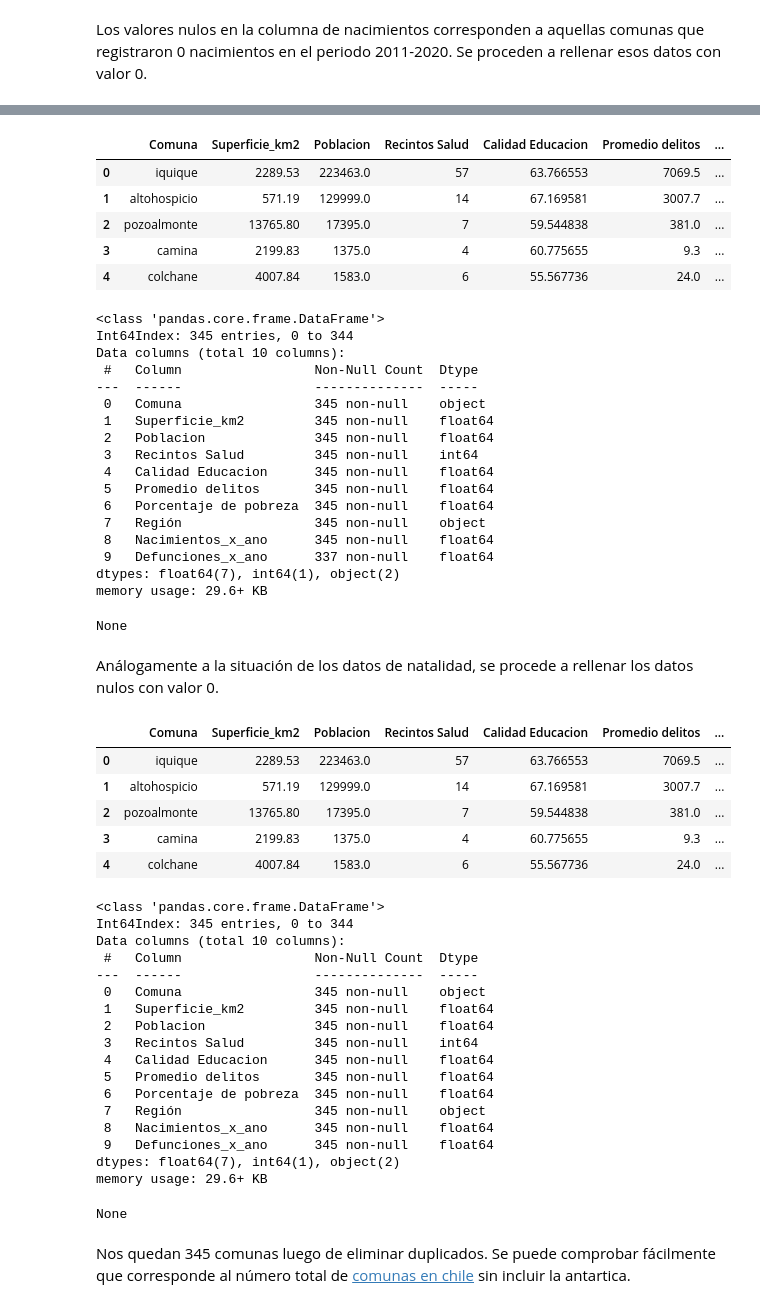
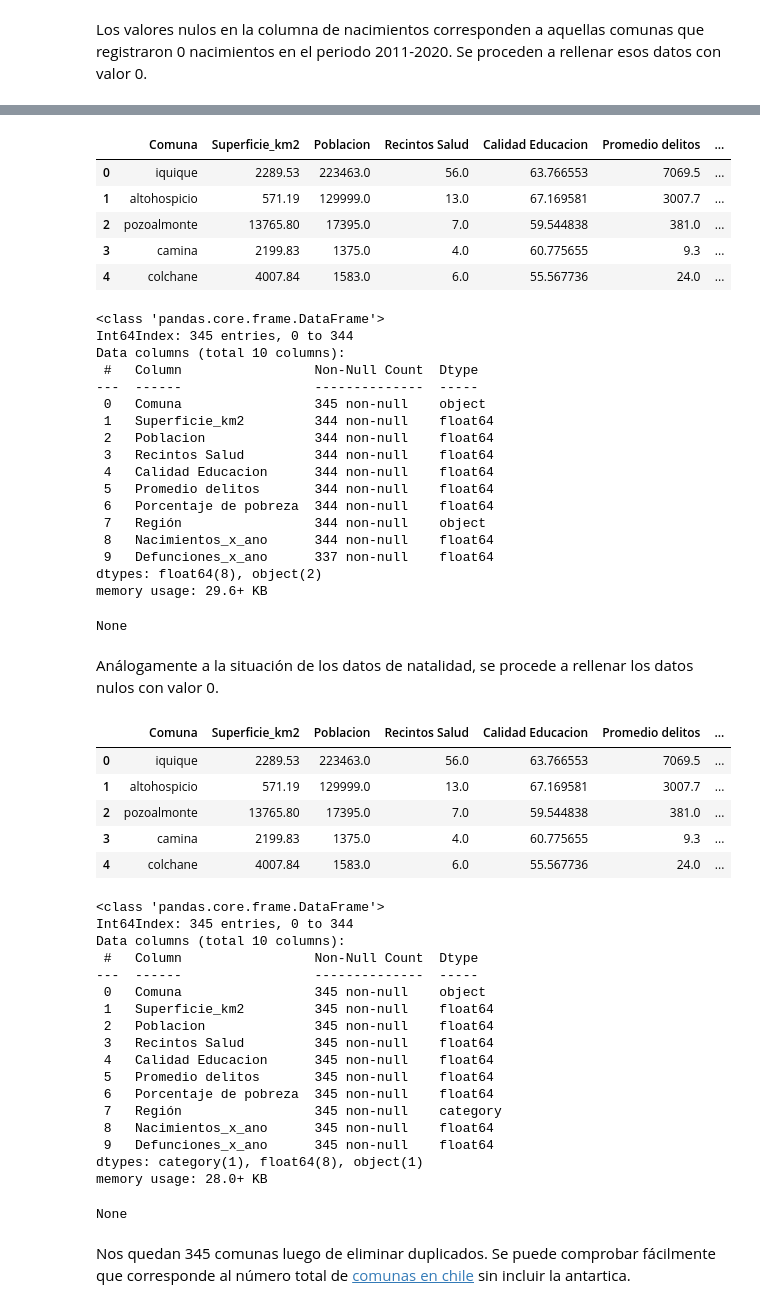
Before and after one commit to 08benja08p/Grupo-8-CDD, a Jupyter notebook: Proyecto/Proyecto_CDD.ipynb, the cells around one changed output, grey strips where cells are left out. Saved outputs shown, nothing was run; the diff lists cells and outputs as text; code cells hidden in the pictures.

```diff
--- a/Proyecto/Proyecto_CDD.ipynb
+++ b/Proyecto/Proyecto_CDD.ipynb
@@ -142,8 +146,8 @@ for ano in range(2011, 2021):
 # Para medir el acceso a la salud solo se considerará la información actualizada al 2021, por el acceso a los datos;
 # Y también por la poca variabilidad del nivel de hospitales
 
-link_salud = 'https://repositoriodeis.minsal.cl/DatosAbiertos/Establecimientos_ChileDEIS_MINSAL%2029-10-2021.xlsx'
-data_salud = pd.read_excel(link_salud, sheet_name = 'Establecimientos V')
+link_salud = 'https://repositoriodeis.minsal.cl/DatosAbiertos/Establecimientos_ChileDEIS_MINSAL%2010-12-2021.xlsx'
+data_salud = pd.read_excel(link_salud, sheet_name = 'Establecimientos Vig')
 # %% [markdown]
 ## 2. Limpieza de datos.
 # %% [markdown]
@@ -561,8 +565,10 @@ data_salud = data_salud[['Nombre Comuna']]
 #Columna auxiliar para conteo
 data_salud.rename(columns = {'Nombre Comuna': 'Comuna'}, inplace = True)
 data_salud['Recintos Salud'] = 1
+data_salud['Comuna'] = data_salud['Comuna'].astype(str)
 data_salud['Comuna'] = data_salud['Comuna'].map(lambda x: estandarizar(x))
 data_salud = data_salud.groupby(by = 'Comuna').count().reset_index()
+data_salud.dropna(axis = 0, inplace = True)
 display(data_salud.head())
 display(data_salud.info())
 # %% [output]
@@ -825,42 +830,43 @@ display(data_resumen.head())
 display(data_resumen.info())
 # %% [output]
 |  | Comuna | Superficie_km2 | Poblacion | Recintos Salud | Calidad Educacion | Promedio delitos | ... |
-| 0 | iquique | 2289.53 | 223463.0 | 57 | 63.766553 | 7069.5 | ... |
-| 1 | altohospicio | 571.19 | 129999.0 | 14 | 67.169581 | 3007.7 | ... |
-| 2 | pozoalmonte | 13765.80 | 17395.0 | 7 | 59.544838 | 381.0 | ... |
-| 3 | camina | 2199.83 | 1375.0 | 4 | 60.775655 | 9.3 | ... |
-| 4 | colchane | 4007.84 | 1583.0 | 6 | 55.567736 | 24.0 | ... |
+| 0 | iquique | 2289.53 | 223463.0 | 56.0 | 63.766553 | 7069.5 | ... |
+| 1 | altohospicio | 571.19 | 129999.0 | 13.0 | 67.169581 | 3007.7 | ... |
+| 2 | pozoalmonte | 13765.80 | 17395.0 | 7.0 | 59.544838 | 381.0 | ... |
+| 3 | camina | 2199.83 | 1375.0 | 4.0 | 60.775655 | 9.3 | ... |
+| 4 | colchane | 4007.84 | 1583.0 | 6.0 | 55.567736 | 24.0 | ... |
 <class 'pandas.core.frame.DataFrame'>
 Int64Index: 345 entries, 0 to 344
 Data columns (total 10 columns):
  #   Column                 Non-Null Count  Dtype
 ---  ------                 --------------  -----
  0   Comuna                 345 non-null    object
- 1   Superficie_km2         345 non-null    float64
- 2   Poblacion              345 non-null    float64
- 3   Recintos Salud         345 non-null    int64
- 4   Calidad Educacion      345 non-null    float64
- 5   Promedio delitos       345 non-null    float64
- 6   Porcentaje de pobreza  345 non-null    float64
- 7   Región                 345 non-null    object
- 8   Nacimientos_x_ano      345 non-null    float64
+ 1   Superficie_km2         344 non-null    float64
+ 2   Poblacion              344 non-null    float64
+ 3   Recintos Salud         344 non-null    float64
+ 4   Calidad Educacion      344 non-null    float64
+ 5   Promedio delitos       344 non-null    float64
+ 6   Porcentaje de pobreza  344 non-null    float64
+ 7   Región                 344 non-null    object
+ 8   Nacimientos_x_ano      344 non-null    float64
  9   Defunciones_x_ano      337 non-null    float64
-dtypes: float64(7), int64(1), object(2)
+dtypes: float64(8), object(2)
 memory usage: 29.6+ KB
 None
 # %% [markdown]
 Análogamente a la situación de los datos de natalidad, se procede a rellenar los datos nulos con valor 0.
 # %%
 data_resumen = data_resumen.fillna(0)
+data_resumen['Región'] = data_resumen['Región'].astype('category')
 display(data_resumen.head())
 display(data_resumen.info())
 # %% [output]
 |  | Comuna | Superficie_km2 | Poblacion | Recintos Salud | Calidad Educacion | Promedio delitos | ... |
-| 0 | iquique | 2289.53 | 223463.0 | 57 | 63.766553 | 7069.5 | ... |
-| 1 | altohospicio | 571.19 | 129999.0 | 14 | 67.169581 | 3007.7 | ... |
-| 2 | pozoalmonte | 13765.80 | 17395.0 | 7 | 59.544838 | 381.0 | ... |
-| 3 | camina | 2199.83 | 1375.0 | 4 | 60.775655 | 9.3 | ... |
-| 4 | colchane | 4007.84 | 1583.0 | 6 | 55.567736 | 24.0 | ... |
+| 0 | iquique | 2289.53 | 223463.0 | 56.0 | 63.766553 | 7069.5 | ... |
+| 1 | altohospicio | 571.19 | 129999.0 | 13.0 | 67.169581 | 3007.7 | ... |
+| 2 | pozoalmonte | 13765.80 | 17395.0 | 7.0 | 59.544838 | 381.0 | ... |
+| 3 | camina | 2199.83 | 1375.0 | 4.0 | 60.775655 | 9.3 | ... |
+| 4 | colchane | 4007.84 | 1583.0 | 6.0 | 55.567736 | 24.0 | ... |
 <class 'pandas.core.frame.DataFrame'>
 Int64Index: 345 entries, 0 to 344
 Data columns (total 10 columns):
@@ -869,15 +875,15 @@ Data columns (total 10 columns):
  0   Comuna                 345 non-null    object
  1   Superficie_km2         345 non-null    float64
  2   Poblacion              345 non-null    float64
- 3   Recintos Salud         345 non-null    int64
+ 3   Recintos Salud         345 non-null    float64
  4   Calidad Educacion      345 non-null    float64
  5   Promedio delitos       345 non-null    float64
  6   Porcentaje de pobreza  345 non-null    float64
- 7   Región                 345 non-null    object
+ 7   Región                 345 non-null    category
  8   Nacimientos_x_ano      345 non-null    float64
  9   Defunciones_x_ano      345 non-null    float64
-dtypes: float64(7), int64(1), object(2)
-memory usage: 29.6+ KB
+dtypes: category(1), float64(8), object(1)
+memory usage: 28.0+ KB
 None
 # %% [markdown]
 Nos quedan 345 comunas luego de eliminar duplicados. Se puede comprobar fácilmente que corresponde al número total de [comunas en chile](https://es.wikipedia.org/wiki/Comunas_de_Chile) sin incluir la antartica.
```
Also changed, not shown: parts of 96 cells of this notebook.
